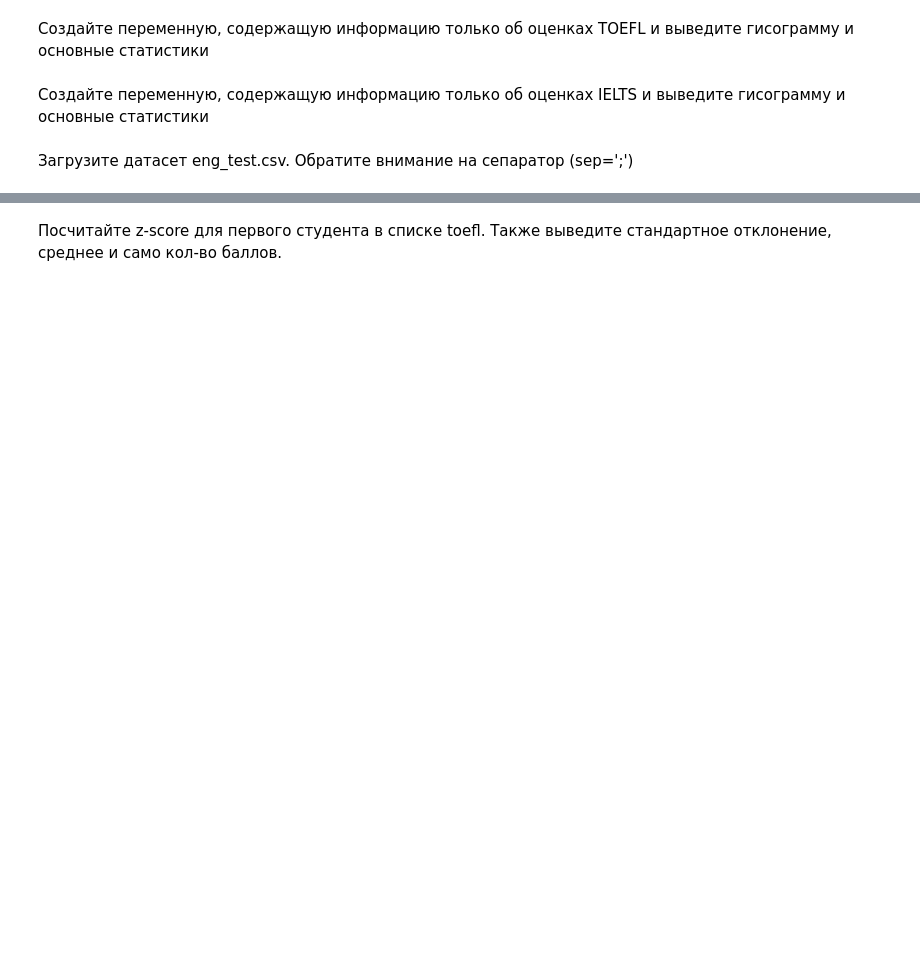
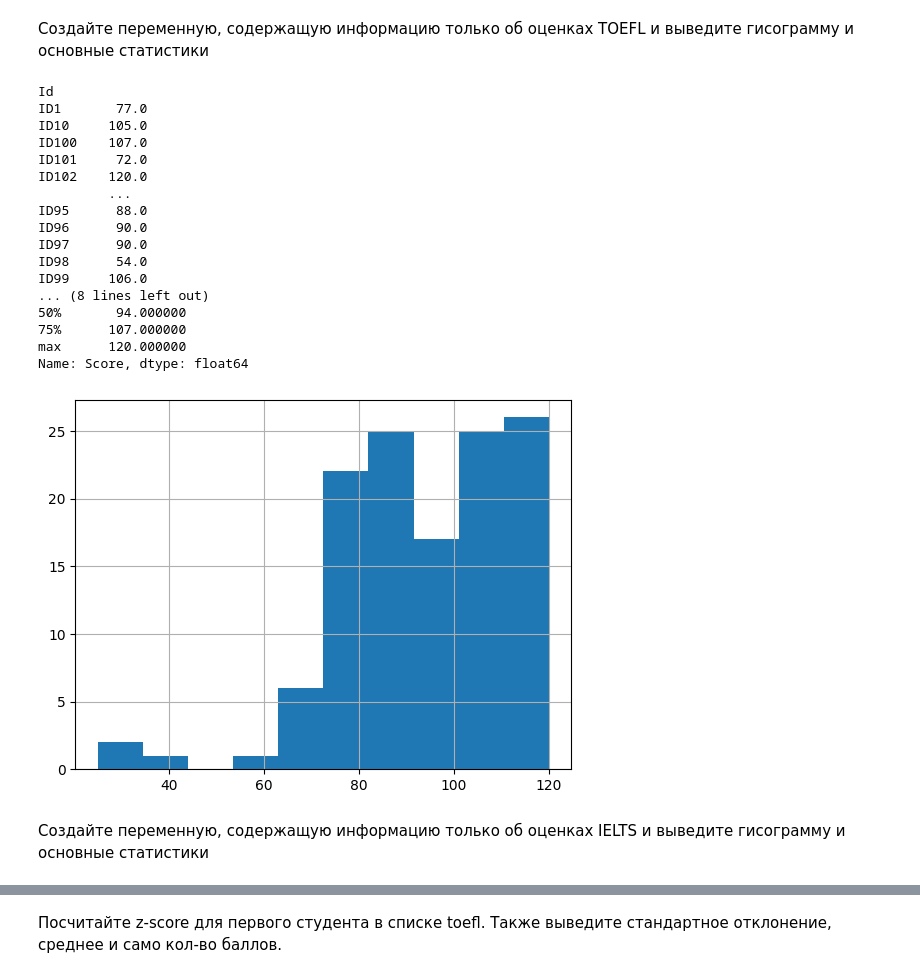
Before and after one commit to mosevaa/data_mining, a Jupyter notebook: lab2/Lab2.ipynb, the cells around one changed output, grey strips where cells are left out. Saved outputs shown, nothing was run; the diff lists cells and outputs as text; code cells hidden in the pictures; blank space fills up the shorter version.

```diff
--- a/lab2/Lab2.ipynb
+++ b/lab2/Lab2.ipynb
@@ -16,6 +36,30 @@ import scipy.stats
 # %% [markdown]
 Создайте переменную, содержащую информацию только об оценках TOEFL и выведите гисограмму и основные статистики
+# %%
+toefl_score = df[df['Exam'] == 'TOEFL']['Score']
+print(toefl_score)
+toefl_score.hist()
+print()
+print('Statistics:')
+print(toefl_score.describe(include='all'))
+# %% [output]
+Id
+ID1       77.0
+ID10     105.0
+ID100    107.0
+ID101     72.0
+ID102    120.0
+         ...
+ID95      88.0
+ID96      90.0
+ID97      90.0
+ID98      54.0
+ID99     106.0
+... (8 lines left out)
+50%       94.000000
+75%      107.000000
+max      120.000000
+Name: Score, dtype: float64
+[figure, added]
 # %% [markdown]
 Создайте переменную, содержащую информацию только об оценках IELTS и выведите гисограмму и основные статистики
-# %% [markdown]
-Загрузите датасет eng_test.csv. Обратите внимание на сепаратор (sep=';')
```
Also changed, not shown: parts of 61 cells of this notebook, 3 other files.
